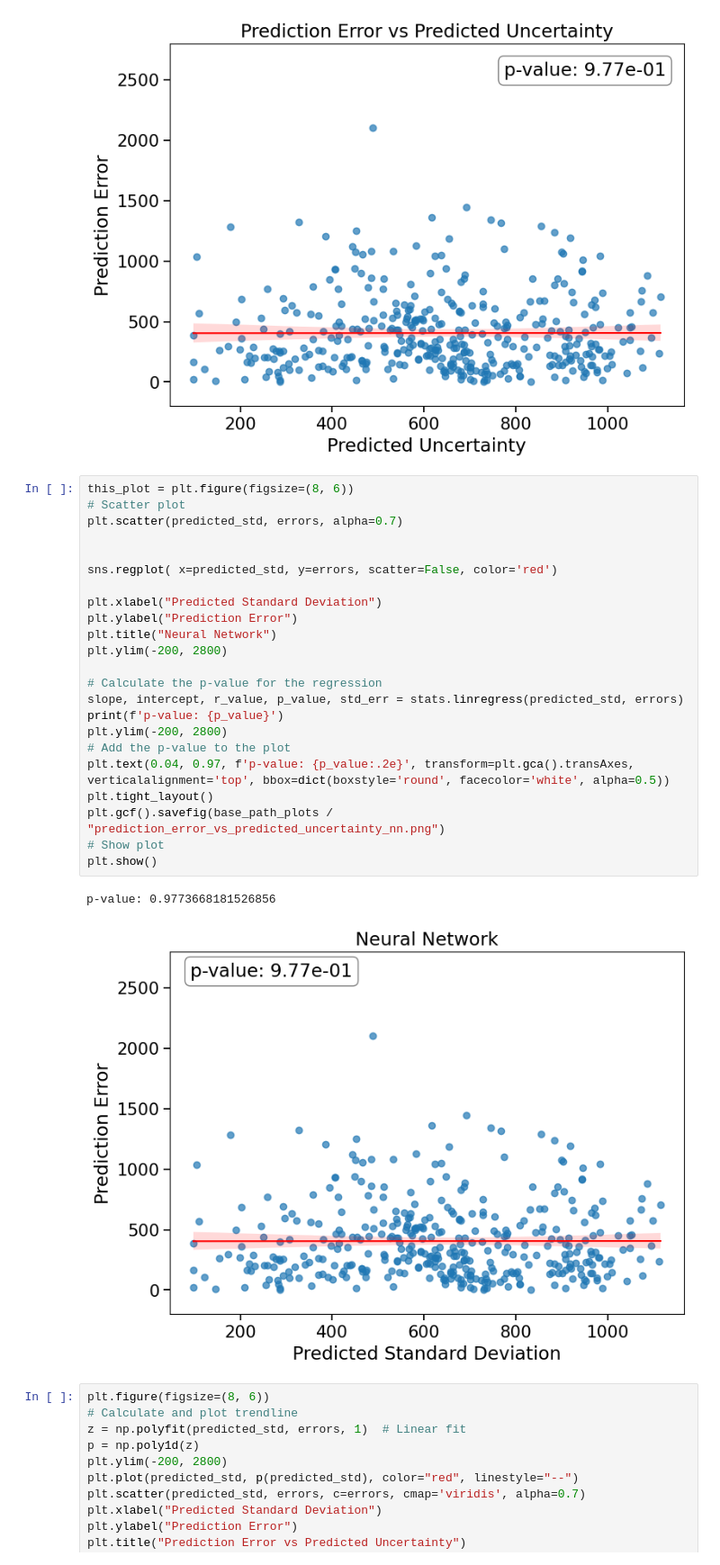
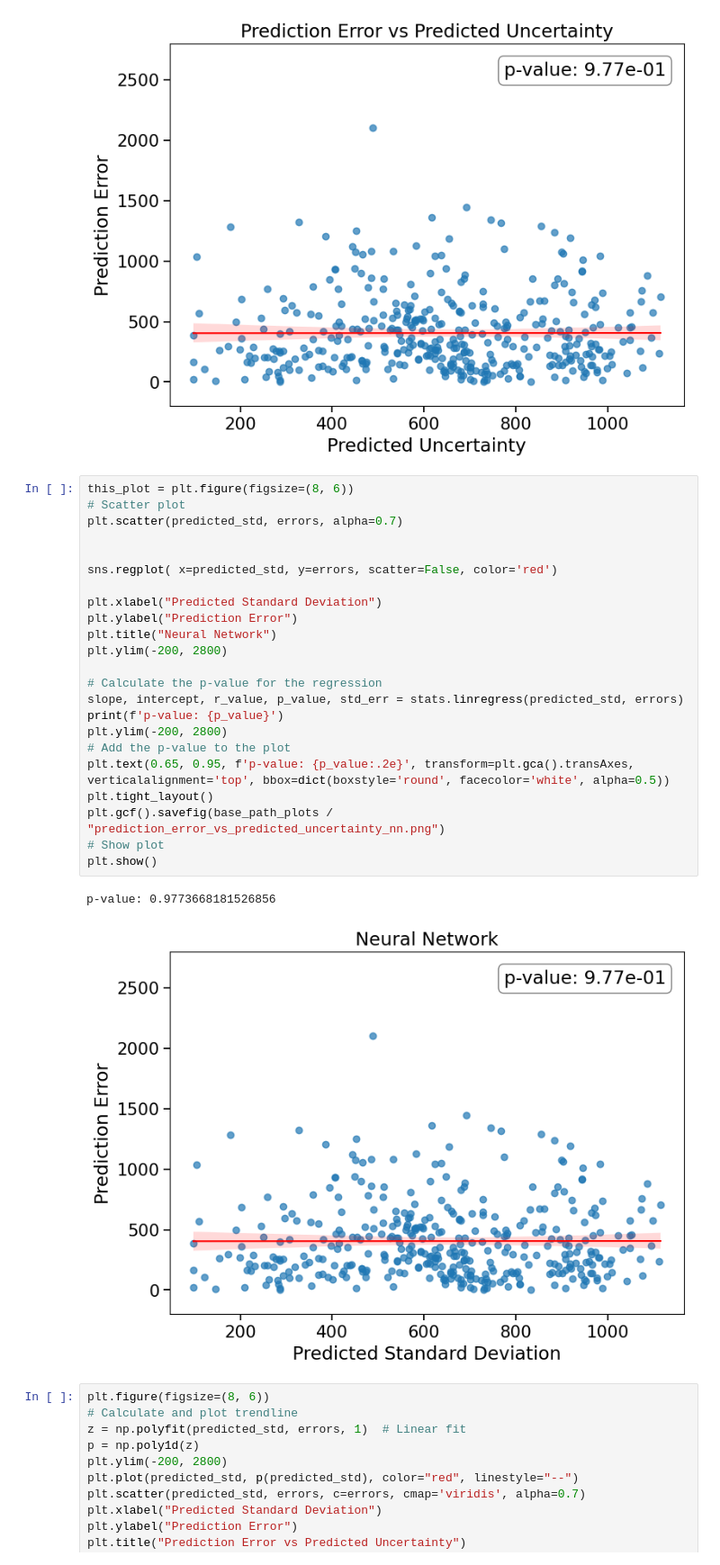
Before and after one commit to AnnaStiegler/Probabilistic-Forecasting-of-Bicycle-Counts-in-Karlsruhe-with-Neural-Networks, a Jupyter notebook: Code/(15) Final_GridSearch.ipynb, the cells around one changed output. Shown at 90% size. Drawn from its saved outputs; the diff is of its cells as text.

Commit message:
plot cleanup

```diff
--- a/Code/(15) Final_GridSearch.ipynb
+++ b/Code/(15) Final_GridSearch.ipynb
@@ -1734,29 +1734,29 @@ p-value: 0.9773668181526856
 # %%
 this_plot = plt.figure(figsize=(8, 6))
 # Scatter plot
 plt.scatter(predicted_std, errors, alpha=0.7)
 
 
 sns.regplot( x=predicted_std, y=errors, scatter=False, color='red')
 
 plt.xlabel("Predicted Standard Deviation")
 plt.ylabel("Prediction Error")
 plt.title("Neural Network")
 plt.ylim(-200, 2800)
 
 # Calculate the p-value for the regression
 slope, intercept, r_value, p_value, std_err = stats.linregress(predicted_std, errors)
 print(f'p-value: {p_value}')
 plt.ylim(-200, 2800)
 # Add the p-value to the plot
-plt.text(0.04, 0.97, f'p-value: {p_value:.2e}', transform=plt.gca().transAxes, verticalalignment='top', bbox=dict(boxstyle='round', facecolor='white', alpha=0.5))
+plt.text(0.65, 0.95, f'p-value: {p_value:.2e}', transform=plt.gca().transAxes, verticalalignment='top', bbox=dict(boxstyle='round', facecolor='white', alpha=0.5))
 plt.tight_layout()
 plt.gcf().savefig(base_path_plots / "prediction_error_vs_predicted_uncertainty_nn.png")
 # Show plot
 plt.show()
 # %% [output]
 p-value: 0.9773668181526856
-[figure, old version]
+[figure, new version]
 # %%
 plt.figure(figsize=(8, 6))
 # Calculate and plot trendline
```
Also changed, not shown: 2 other files.
